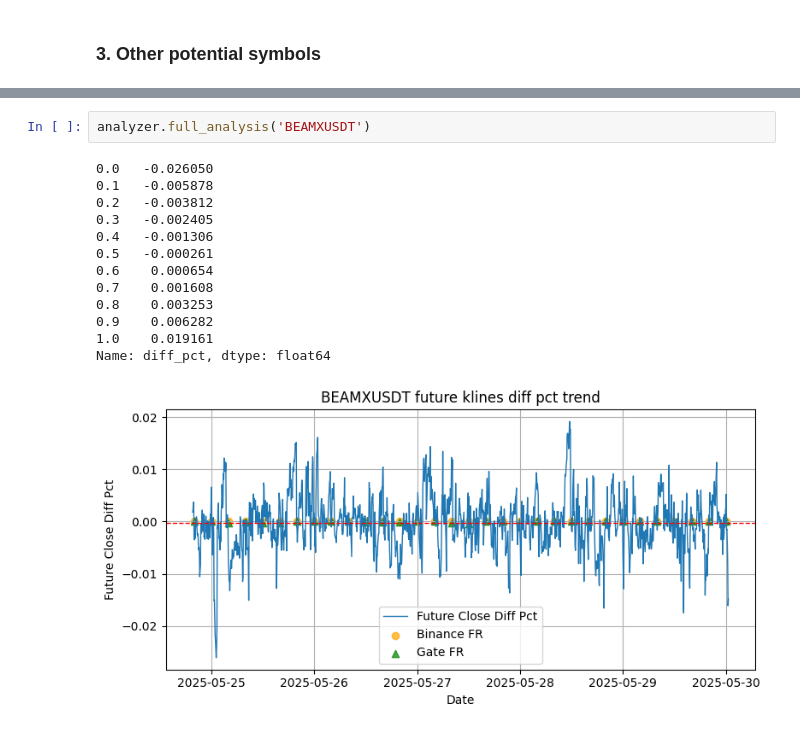
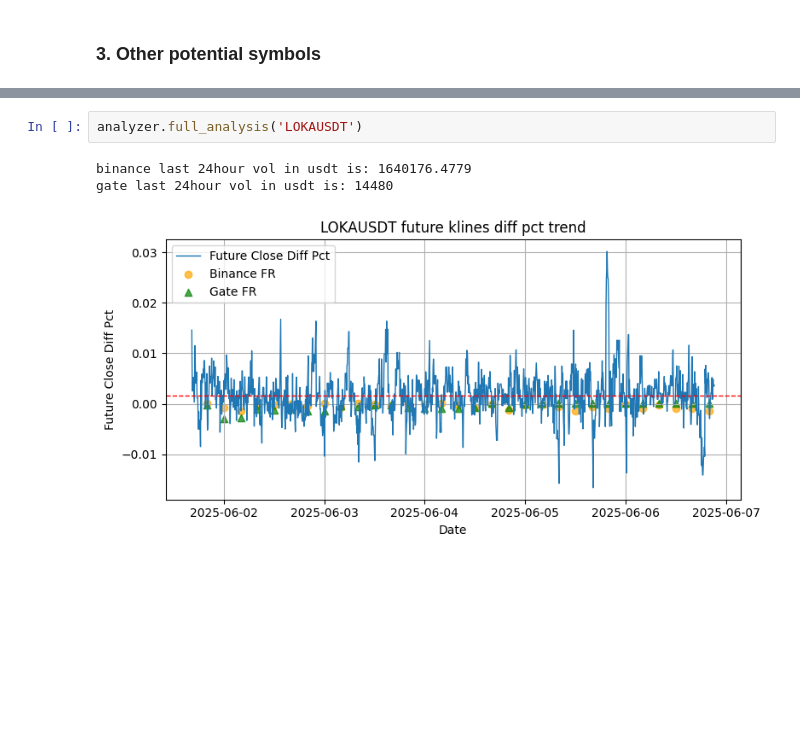
Before and after one commit to lansetaowa/futures-price-diff-arbitrage, a Jupyter notebook: analysis/future_klines_diff.ipynb, the cells around one changed output, grey strips where cells are left out. Cells and saved outputs as stored; diff of their text form; blank space fills up the shorter version.

Commit message:
refreshed diff analysis

```diff
--- a/analysis/future_klines_diff.ipynb
+++ b/analysis/future_klines_diff.ipynb
@@ -254,19 +242,9 @@ Name: diff_pct, dtype: float64
 # %%
-analyzer.full_analysis('BEAMXUSDT')
+analyzer.full_analysis('LOKAUSDT')
 # %% [output]
-0.0   -0.026050
-0.1   -0.005878
-0.2   -0.003812
-0.3   -0.002405
-0.4   -0.001306
-0.5   -0.000261
-0.6    0.000654
-0.7    0.001608
-0.8    0.003253
-0.9    0.006282
-1.0    0.019161
-Name: diff_pct, dtype: float64
+binance last 24hour vol in usdt is: 1640176.4779
+gate last 24hour vol in usdt is: 14480
-[figure, old version]
+[figure, new version]
 # %%
 analyzer.full_analysis('BIDUSDT')
 # %% [output]
```
Also changed, not shown: parts of 17 cells of this notebook, 2 other files.
